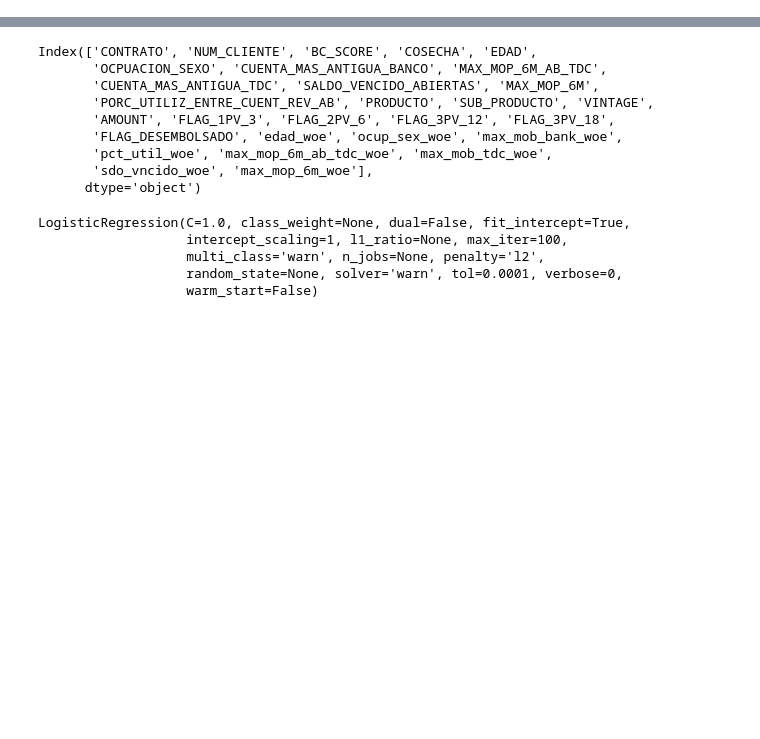
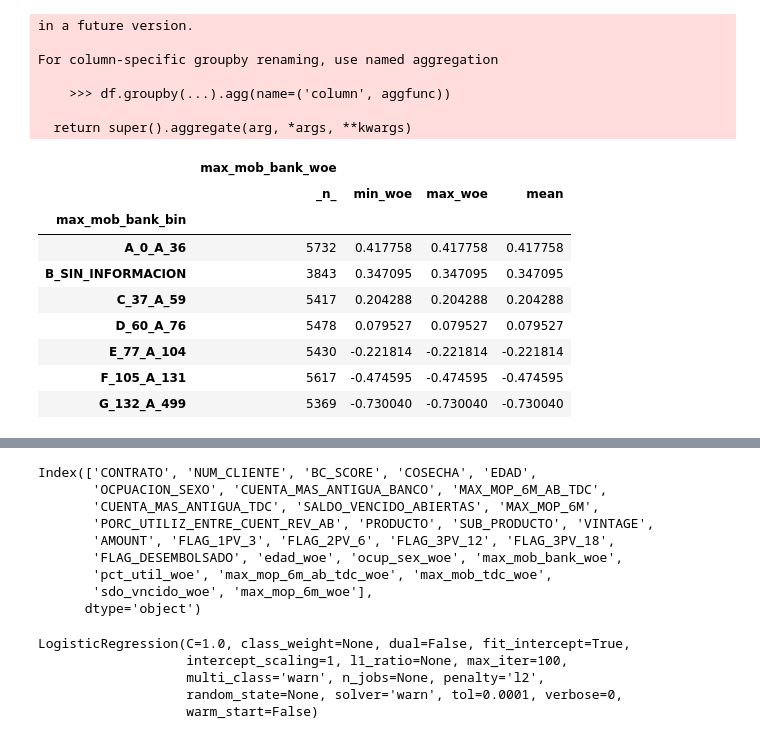
Before and after one commit to MarcoBrac/Test, a Jupyter notebook: test2.ipynb, the cells around one changed output, grey strips where cells are left out. Saved outputs shown, nothing was run; the diff lists cells and outputs as text; code cells hidden in the pictures; blank space fills up the shorter version.

```diff
--- a/test2.ipynb
+++ b/test2.ipynb
@@ -205,0 +352,23 @@ df2.to_csv('tb_modelo_hit_woe')
+# %%
+df2.groupby('max_mob_bank_bin').aggregate({'max_mob_bank_woe' : {'_n_' : 'count'
+                                    ,'min_woe' : np.min
+                                    ,'max_woe' : np.max
+                                    ,'mean'    : np.mean}})
+# %% [output]
+in a future version.
+
+For column-specific groupby renaming, use named aggregation
+
+    >>> df.groupby(...).agg(name=('column', aggfunc))
+
+  return super().aggregate(arg, *args, **kwargs)
+|  | max_mob_bank_woe |  |  |  |
+|  | _n_ | min_woe | max_woe | mean |
+| max_mob_bank_bin |  |  |  |  |
+| A_0_A_36 | 5732 | 0.417758 | 0.417758 | 0.417758 |
+| B_SIN_INFORMACION | 3843 | 0.347095 | 0.347095 | 0.347095 |
+| C_37_A_59 | 5417 | 0.204288 | 0.204288 | 0.204288 |
+| D_60_A_76 | 5478 | 0.079527 | 0.079527 | 0.079527 |
+| E_77_A_104 | 5430 | -0.221814 | -0.221814 | -0.221814 |
+| F_105_A_131 | 5617 | -0.474595 | -0.474595 | -0.474595 |
+| G_132_A_499 | 5369 | -0.730040 | -0.730040 | -0.730040 |
```
Also changed, not shown: parts of 45 cells of this notebook.
